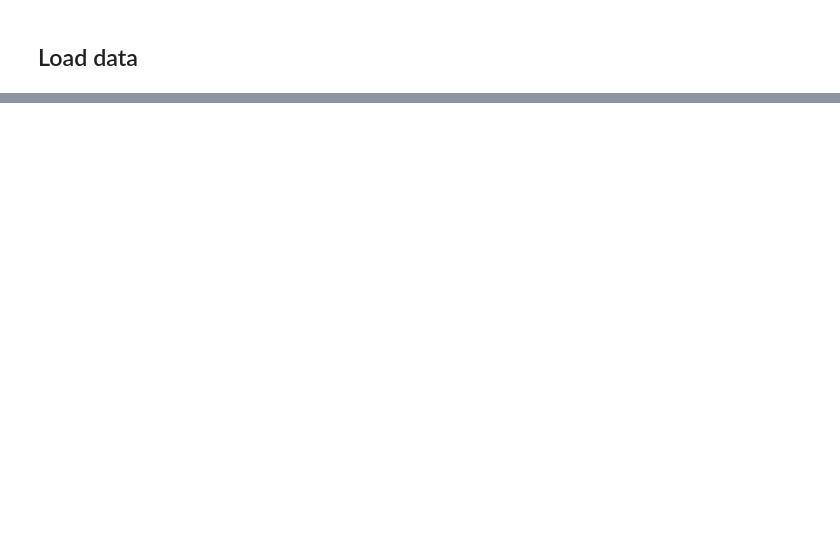
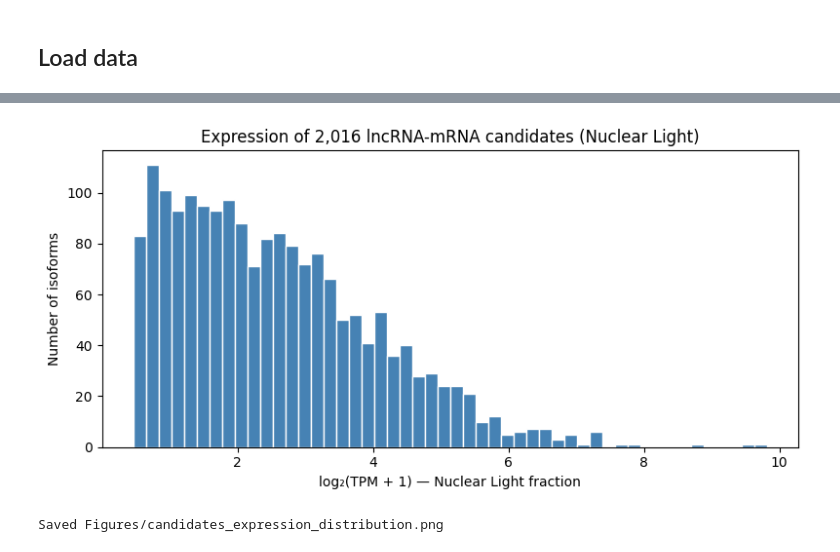
Before and after one commit to Lucas-Servi/lnc_mRNA_analysis, a Jupyter notebook: New_analysis.ipynb, the cells around one changed output, grey strips where cells are left out. Cells and saved outputs as stored; diff of their text form; code cells hidden in the pictures; blank space fills up the shorter version.

```diff
--- a/New_analysis.ipynb
+++ b/New_analysis.ipynb
@@ -106,0 +145,13 @@ ONT_nuc_cito.loc[["AT3G61860",],:]
+# %%
+TPM_THRESHOLD = 1.0
+
+# Original criterion: TPM > 1 in ALL 3 polyribosome replicates (conservative)
+translated_mask = (polyribo_df > TPM_THRESHOLD).all(axis=1)
+translated_isoforms = set(
+    polyribo_df[translated_mask].index.get_level_values('isoform')
+)
+print(f"Translated isoforms (polyribosome TPM > {TPM_THRESHOLD} in ALL 3 reps): {len(translated_isoforms)}")
+
+# Spot check
+print(f"AT3G61860 isoforms in polyribosome set: {[i for i in translated_isoforms if i.startswith("AT3G61860")]}")
+print(f"AT3G02300 isoforms in polyribosome set: {[i for i in translated_isoforms if i.startswith("AT3G02300")]}")
@@ -106,0 +215,6 @@ ONT_nuc_cito.loc[["AT3G61860",],:]
+# %%
+# Use pre-computed ONT nuclear EmpiAS results (Nuclear Light vs Other)
+# "Other" = Cytoplasmic + Dark (stricter than Light vs Cytoplasmic only)
+pval_ont_nuc = pd.read_csv("./data/pval_ONT_nuc_L_O.csv")
+print(f"Loaded ONT nuclear p-values: {pval_ont_nuc.shape[0]:,} isoforms")
+pval_ont_nuc.head()
@@ -106,0 +229,10 @@ ONT_nuc_cito.loc[["AT3G61860",],:]
+# %%
+P_CUTOFF = 0.05
+
+nuclear_isoforms = set(
+    pval_ont_nuc[
+        (pval_ont_nuc["pvalues"] < P_CUTOFF) & (pval_ont_nuc["logFC"] > 0)
+    ]["isoform"]
+)
+
+print(f"Nuclear-enriched (ONT Nuc L vs Other, p<{P_CUTOFF}): {len(nuclear_isoforms):>6,}")
@@ -106,0 +357,18 @@ ONT_nuc_cito.loc[["AT3G61860",],:]
+# %%
+nuc_L_mean = ONT_nuc_cito.loc[:, "Nuc L"].mean(axis=1)
+expr_cands  = nuc_L_mean[nuc_L_mean.index.get_level_values('isoform').isin(candidates)]
+expr_cands  = expr_cands[expr_cands > 0]
+
+fig, ax = plt.subplots(figsize=(8, 4))
+np.log2(expr_cands + 1).plot(kind='hist', bins=50, ax=ax,
+                              color='steelblue', edgecolor='white')
+ax.set_xlabel('log₂(TPM + 1) — Nuclear Light fraction')
+ax.set_ylabel('Number of isoforms')
+ax.set_title(f'Expression of {len(candidates):,} lncRNA-mRNA candidates (Nuclear Light)')
+plt.tight_layout()
+plt.savefig('Figures/candidates_expression_distribution.png', dpi=300, bbox_inches='tight')
+plt.show()
+print("Saved Figures/candidates_expression_distribution.png")
+# %% [output]
+[figure, added]
+Saved Figures/candidates_expression_distribution.png
```
Also changed, not shown: parts of 32 cells of this notebook, 19 other files.
